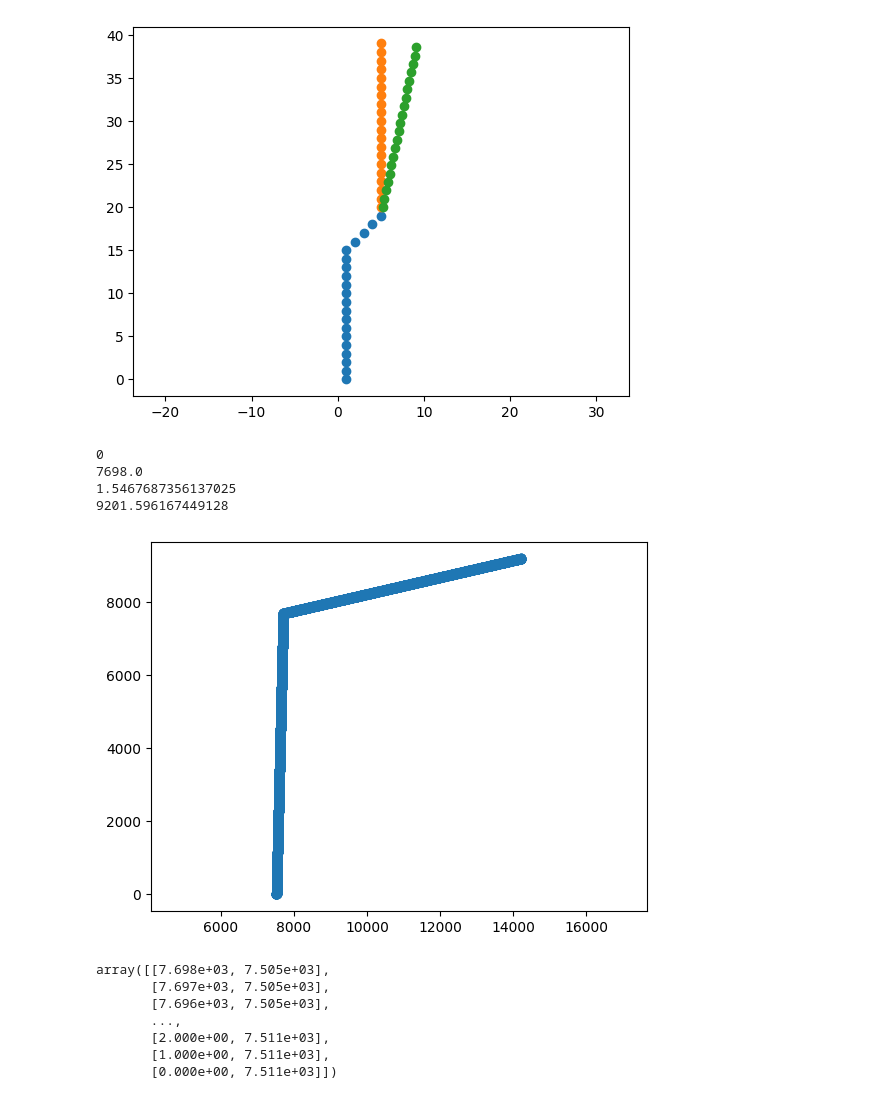
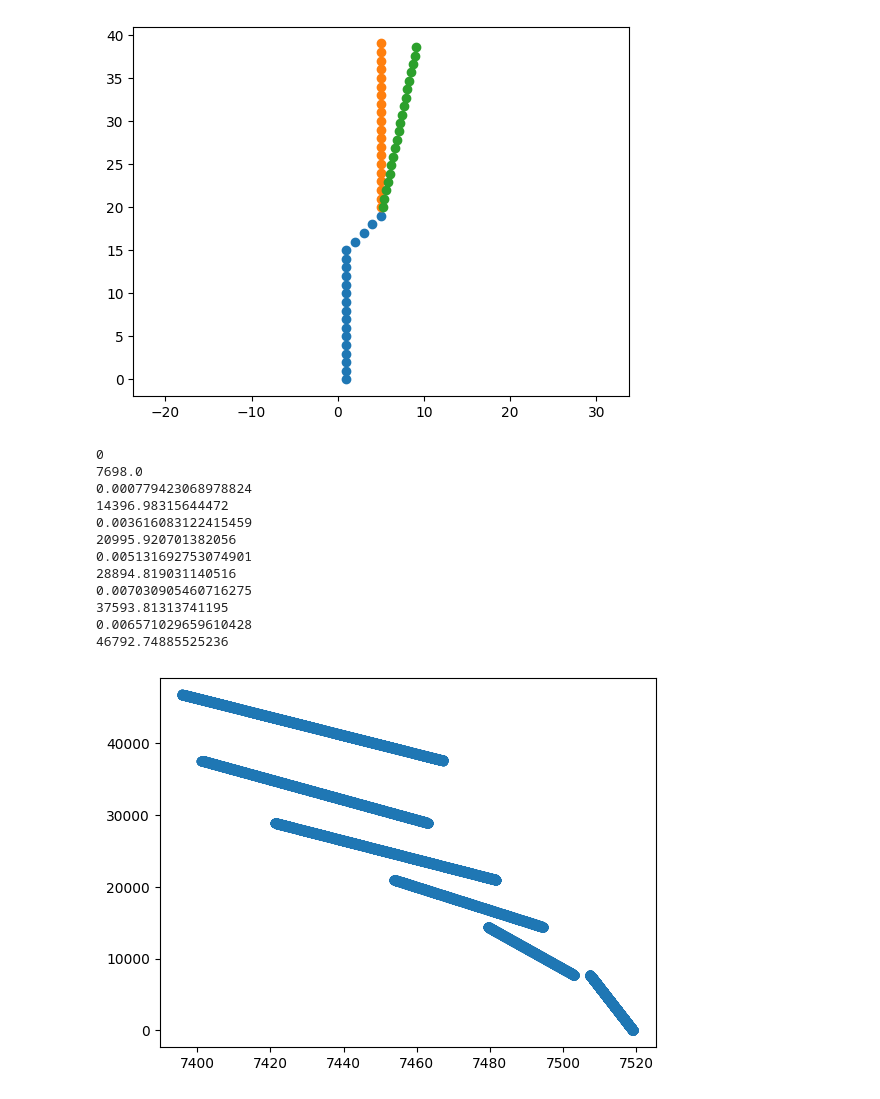
Before and after one commit to Andrudewt/perspective, a Jupyter notebook: proc_1.ipynb, the cells around one changed output. Saved outputs shown, nothing was run; the diff lists cells and outputs as text; code cells hidden in the pictures.

```diff
--- a/proc_1.ipynb
+++ b/proc_1.ipynb
@@ -240,17 +240,16 @@ plt.axis('equal');
 [figure]
 # %%
 # цикл обработки
-
 
 Array = np.zeros((1, 2))
 
 coef = 0
 c1_up = 0
-for i, (m_f, c) in enumerate(zip(msk_fs[:2], coord[:2])):  # 13:14
+for i, (m_f, c) in enumerate(zip(msk_fs[:6], coord[:6])):  # 13:14
     mask = load_warp(m_f)
     mask = mask[-(coord[i+1] - coord[i]): -1, :]  # взять низ маски по коорд
 
-    mask = bend(mask, shift=200)  # !! для теста
+    # mask = bend(mask, shift=200)  # !! для теста
     _, yx_centr = find_rail_dots(mask, step=200)
     # plt.imshow(resize(mask))
     # plt.plot(yx_centr[1, :]//10, yx_centr[0, :]//10)
@@ -273,49 +272,48 @@ for i, (m_f, c) in enumerate(zip(msk_fs[:2], coord[:2])):  # 13:14
     # преобразовать ось у (переворот). Т.к.координаты на маске от нуля вверху,
     # реальные - от нуля внизу, и едем вперед
     yx_centr = yx_centr.T
     _y = yx_centr[:, 0]
     _y = _y[::-1]
     yx_centr[:, 0] = _y
 
     # поворот кривой
     print(angle)
     if angle:
-        yx_centr = rotate(yx_centr, 0.2, yx_centr[-1])[:, [1, 0]]
+        yx_centr = rotate(yx_centr[:, [1, 0]], angle, yx_centr[-1, [1, 0]])[:, [1, 0]]
     # угол для поворота следующей кривой
-    p1, p2 = yx_centr[-1][::-1], yx_centr[0][::-1]
-    dx = p2[0] - p1[0]
-    dy = p2[1] - p1[1]
-    angle = np.arctan2(dy, dx)
+    # p1, p2 = yx_centr[-1][::-1], yx_centr[0][::-1]
+    # dx = p2[0] - p1[0]
+    # dy = p2[1] - p1[1]
+    # angle = np.arctan2(dy, dx)
+    # angle = -(np.pi / 2 - angle)
 
 
     # лин регрессия
     kb = np.polyfit(yx_centr[:, 0], yx_centr[:, 1], 1)
     f = np.poly1d(kb)
     y_n = np.arange(yx_centr.shape[0])
     x_lin = f(yx_centr[:, 0])
     yx_centr[:, 1] = x_lin
 
     print(yx_centr[0, 0])
 
     Array = np.vstack((Array, yx_centr))
 Array = Array[1:, :]  # убир перв строка, кот 0 0
 
 plt.scatter(Array[:, 1], Array[:, 0])
-plt.axis('equal')
+# plt.axis('equal')
 plt.show()
 # %% [output]
 0
 7698.0
-1.5467687356137025
-9201.596167449128
+0.000779423068978824
+14396.98315644472
+0.003616083122415459
+20995.920701382056
+0.005131692753074901
+28894.819031140516
+0.007030905460716275
+37593.81313741195
+0.006571029659610428
+46792.74885525236
-[figure, old version]
+[figure, new version]
-# %%
-yx_centr
-# %% [output]
-array([[7.698e+03, 7.505e+03],
-       [7.697e+03, 7.505e+03],
-       [7.696e+03, 7.505e+03],
-       ...,
-       [2.000e+00, 7.511e+03],
-       [1.000e+00, 7.511e+03],
-       [0.000e+00, 7.511e+03]])
```
Also changed, not shown: parts of 13 cells of this notebook.
